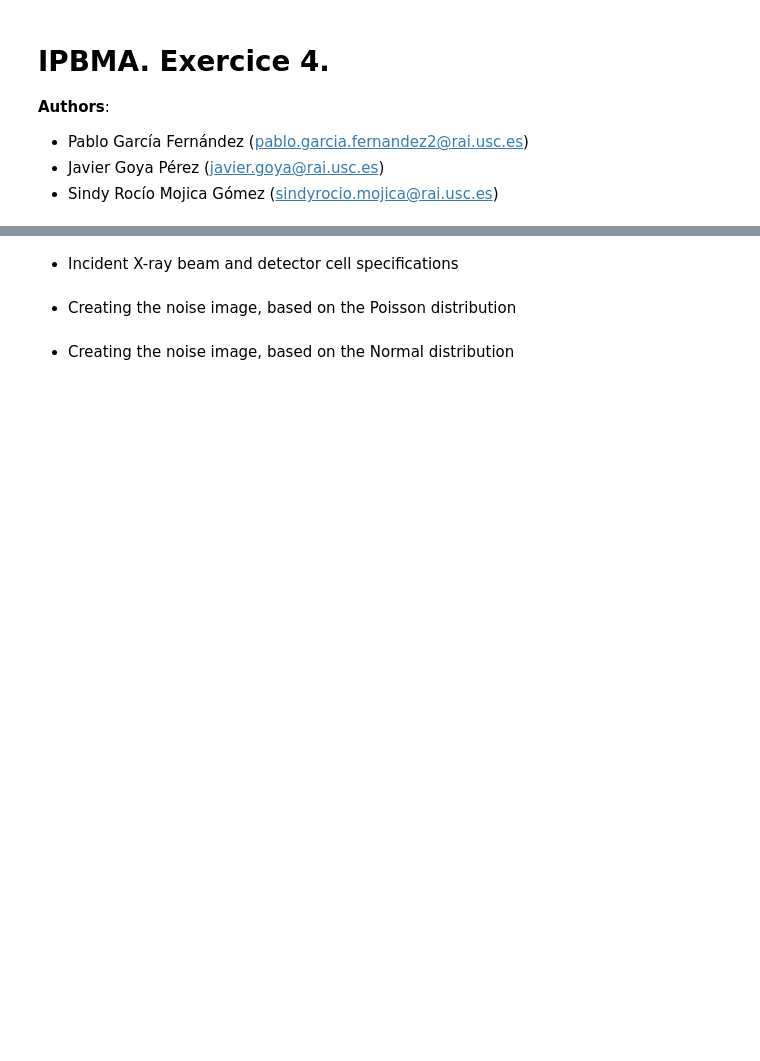
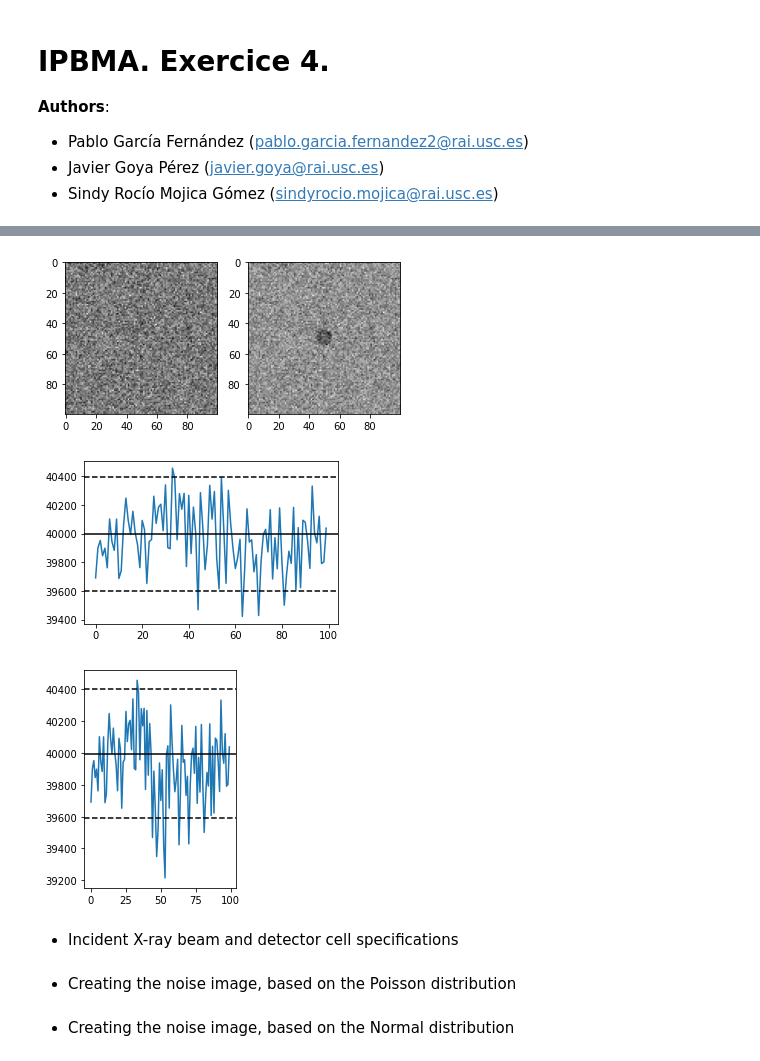
Before and after one commit to PAGF188/IBMA_Ejercicios, a Jupyter notebook: Ejercicio4/ejercicio4.ipynb, the cells around one changed output, grey strips where cells are left out. Saved outputs shown, nothing was run; the diff lists cells and outputs as text; code cells hidden in the pictures; blank space fills up the shorter version.

Commit message:
insert_nodule sin acabar

```diff
--- a/Ejercicio4/ejercicio4.ipynb
+++ b/Ejercicio4/ejercicio4.ipynb
@@ -63,3 +63,26 @@ plotCellDistribution(imgDataN, 100)
+# %%
+noduleSize= 10
+noduleContrast= 1
+imgNodule_2= insertNodule(imgDataP, noduleSize, noduleContrast, N0, cellSize)
+
+plt.subplot(121)
+plt.imshow(imgDataP, cmap="gray")
+
+plt.subplot(122)
+plt.imshow(imgNodule_2, cmap="gray")
+plt.show()
+
+plt.figure(figsize=(10, 3))
+
+plt.subplot(121)
+plotMiddleLine(imgDataP, N0, cellSize)
+
+plt.subplot(122)
+plotMiddleLine(imgNodule_2, N0, cellSize)
+# %% [output]
+[figure, added]
+[figure, added]
+[figure, added]
 # %% [markdown]
 - Incident X-ray beam and detector cell specifications
 # %% [markdown]
```
Also changed, not shown: parts of 3 cells of this notebook, 1 other file.
